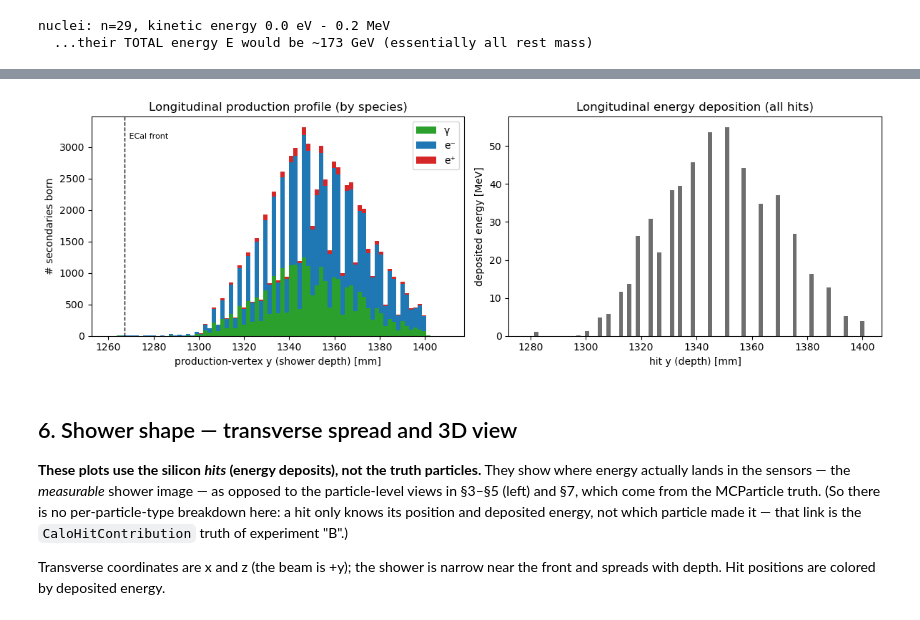
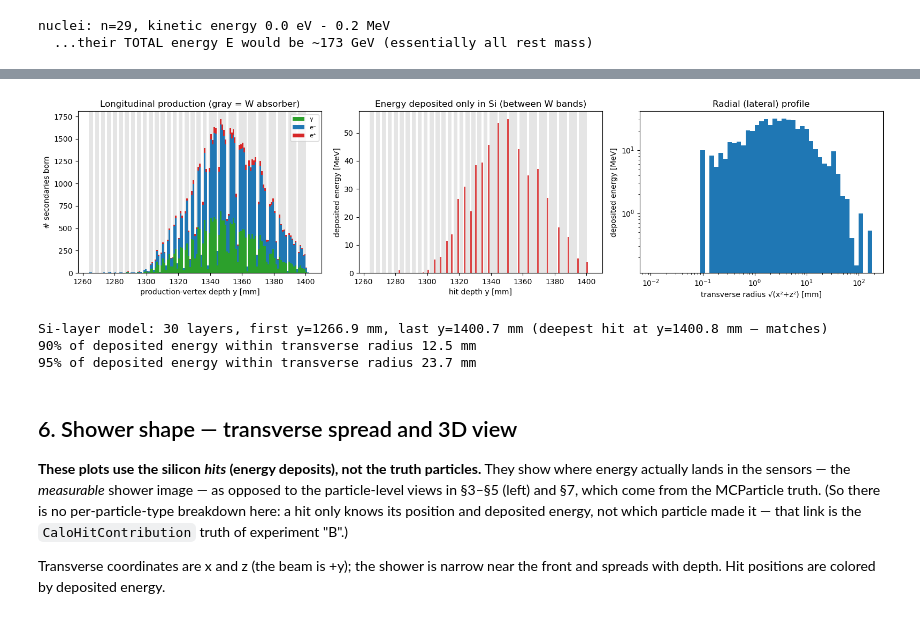
Before and after one commit to murtaza-safdari/CALOMAPS, a Jupyter notebook: notebooks/04_shower_4vectors.ipynb, the cells around one changed output, grey strips where cells are left out. Saved outputs shown, nothing was run; the diff lists cells and outputs as text; code cells hidden in the pictures.

```diff
--- a/notebooks/04_shower_4vectors.ipynb
+++ b/notebooks/04_shower_4vectors.ipynb
@@ -318,22 +360,54 @@ i.e. experiment "B".
 # %%
-depth = vsy  # mm (production vertex y); for a +y beam, depth into the barrel is y
-inwin = (depth > 1200) & (depth < 1450)
+# --- W/Si layer model (geometry/my_custom_ecal.xml; ECal front rmin = 1264 mm) ---
+rmin = 1264.0
+w_bands, si_pos, yy = [], [], rmin
+for nrep, wthick in [(20, 2.5), (10, 5.0)]:
+    pitch = wthick + 0.25 + 0.32 + 0.05 + 0.30 + 0.33    # W + air + Si + Cu + Kapton + air (mm)
+    for _ in range(nrep):
+        w_bands.append((yy, yy + wthick))                # tungsten slab
+        si_pos.append(yy + wthick + 0.25 + 0.16)         # silicon-layer centre
+        yy += pitch
+def draw_W(a):
+    for lo, hi in w_bands:
+        a.axvspan(lo, hi, color="0.6", alpha=0.25, lw=0)
+
 species = [(pdg == 22, "γ", "#2ca02c"), (pdg == 11, "e⁻", "#1f77b4"), (pdg == -11, "e⁺", "#d62728")]
-dbins = np.linspace(1260, 1410, 80)
+dbins = np.linspace(rmin, 1403, 140)
+fig, ax = plt.subplots(1, 3, figsize=(16, 4))
 
-fig, ax = plt.subplots(1, 2, figsize=(12, 4))
-ax[0].hist([depth[m & inwin] for m, _, _ in species], bins=dbins, stacked=True,
+# (a) production by species, stacked, with the W bands behind
+draw_W(ax[0])
+inwin = (vsy > rmin) & (vsy < 1403)
+ax[0].hist([vsy[m & inwin] for m, _, _ in species], bins=dbins, stacked=True,
            label=[lab for _, lab, _ in species], color=[c for _, _, c in species])
-ax[0].set_xlabel("production-vertex y (shower depth) [mm]"); ax[0].set_ylabel("# secondaries born")
-ax[0].set_title("Longitudinal production profile (by species)"); ax[0].legend()
-ax[0].axvline(1267, ls="--", color="k", lw=1); ax[0].text(1268, ax[0].get_ylim()[1]*0.9, " ECal front", fontsize=8)
+ax[0].set_xlabel("production-vertex depth y [mm]"); ax[0].set_ylabel("# secondaries born")
+ax[0].set_title("Longitudinal production (gray = W absorber)"); ax[0].legend(fontsize=8)
 
-ax[1].hist(hy, bins=80, weights=he*1000, color="#555555", alpha=0.85)
-ax[1].set_xlabel("hit y (depth) [mm]"); ax[1].set_ylabel("deposited energy [MeV]")
-ax[1].set_title("Longitudinal energy deposition (all hits)")
+# (b) energy deposition (hits) -- only in Si, i.e. in the gaps between the W bands
+draw_W(ax[1])
+ax[1].hist(hy, bins=dbins, weights=he * 1000, color="#d62728", alpha=0.85)
+ax[1].set_xlabel("hit depth y [mm]"); ax[1].set_ylabel("deposited energy [MeV]")
+ax[1].set_title("Energy deposited only in Si (between W bands)")
+
+# (c) radial / lateral profile
+rho = np.hypot(hx, hz)   # transverse distance from the +y beam axis
+rb = np.logspace(np.log10(max(rho[rho > 0].min(), 1e-2)), np.log10(rho.max() + 1), 50)
+ax[2].hist(rho, bins=rb, weights=he * 1000, color="#1f77b4")
+ax[2].set_xscale("log"); ax[2].set_yscale("log")
+ax[2].set_xlabel("transverse radius √(x²+z²) [mm]"); ax[2].set_ylabel("deposited energy [MeV]")
+ax[2].set_title("Radial (lateral) profile")
 plt.tight_layout(); plt.show()
+
+print(f"Si-layer model: {len(si_pos)} layers, first y={si_pos[0]:.1f} mm, last y={si_pos[-1]:.1f} mm "
+      f"(deepest hit at y={hy.max():.1f} mm — matches)")
+o = np.argsort(rho); cumE = np.cumsum(he[o]) / he.sum(); rsort = np.sort(rho)
+for frac in (0.90, 0.95):
+    print(f"{frac:.0%} of deposited energy within transverse radius {rsort[np.searchsorted(cumE, frac)]:.1f} mm")
 # %% [output]
-[figure, old version]
+[figure, new version]
+Si-layer model: 30 layers, first y=1266.9 mm, last y=1400.7 mm (deepest hit at y=1400.8 mm — matches)
+90% of deposited energy within transverse radius 12.5 mm
+95% of deposited energy within transverse radius 23.7 mm
 # %% [markdown]
 ## 6. Shower shape — transverse spread and 3D view
 
```
Also changed, not shown: parts of 13 cells of this notebook.
